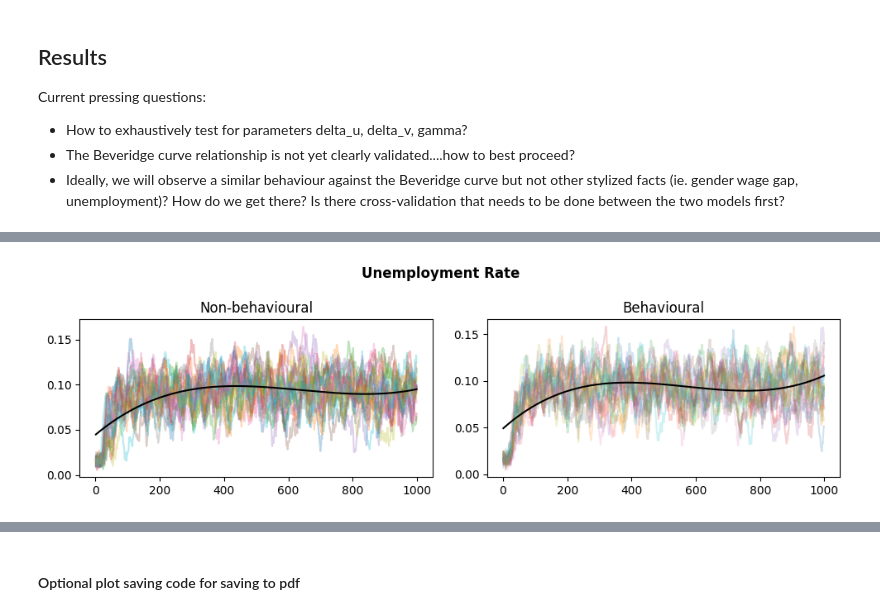
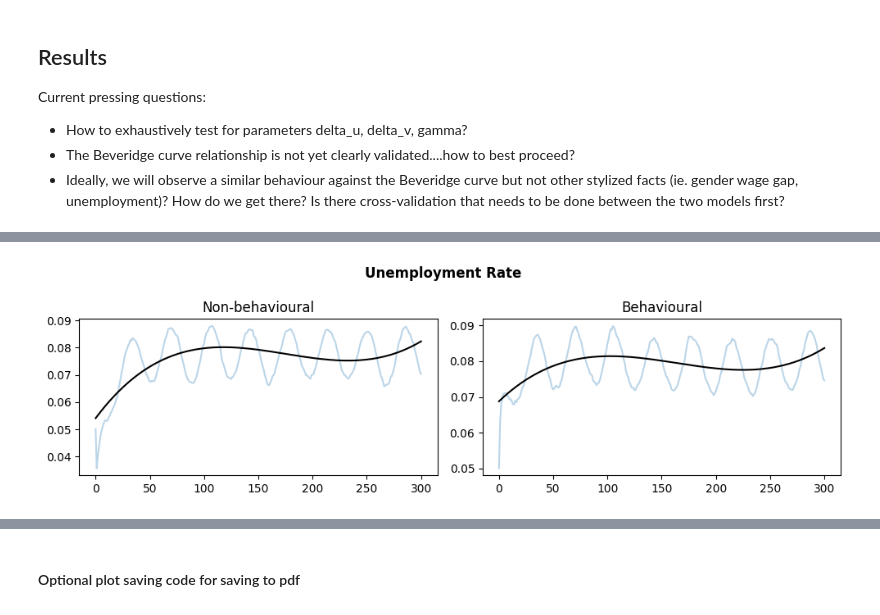
Before and after one commit to ebbam/transition_abm, a Jupyter notebook: code/usa_transition_abm_numpy.ipynb, the cells around one changed output, grey strips where cells are left out. Cells and saved outputs as stored; diff of their text form; code cells hidden in the pictures.

Commit message:
transition_abm now run on US data after cprofiling
Also includes new analysis with gender data

```diff
--- a/code/usa_transition_abm_numpy.ipynb
+++ b/code/usa_transition_abm_numpy.ipynb
@@ -152,12 +153,12 @@ def bus_cycle_demand(d_0, time, amp, period):
 ### Data
 # %%
 # Make global decision as to which data to initialise network on. Current options are "toy" or "USA"
-init = "toy"
-#init = "USA"
+#init = "toy"
+init = "USA"
 
 # Make global decision about whether to run the model with behavioural components or not
 #  this can also be specified in the simulation function below
-# behav = False
+# behav_spec = False
 
 # Make global decision about whether to run a model with a simulated shock
 # For now this is ony incorporated as a simple shock to target demand at one time point - step shift
@@ -382,3 +414,5 @@ Current pressing questions:
 # Results specifications (whether to save as final or not)
 final = False
 fullpdf = False
+
+net, vacs_temp = initialise(len(mod_data['A']), mod_data['employment'].to_numpy(), mod_data['unemployment'].to_numpy(), mod_data['vacancies'].to_numpy(), mod_data['demand_target'].to_numpy(), mod_data['A'], mod_data['wages'].to_numpy(), mod_data['gend_share'].to_numpy())
@@ -415 +529,13 @@ Done after  20  runs.
+# %%
+sim_record_t = pd.DataFrame(sim_record_t_all).transpose() # .loc[(sim_record_t_all.Time > 0)]
+sim_record_t.columns =['Employment', 'Unemployment', 'Workers', 'Vacancies', 'LT Unemployed Persons', 'Target_Demand']
+sim_record_f = pd.DataFrame(sim_record_f_all).transpose() # .loc[(sim_record_t_all.Time > 0)]
+sim_record_f.columns =['Employment', 'Unemployment', 'Workers', 'Vacancies', 'LT Unemployed Persons', 'Target_Demand']
+
+# Retain one single simulation as minimal example
+record1_t = sim_record_t# .loc[(sim_record_t.Sim == 0)]
+#record1_t.columns =['Employment', 'Unemployment', 'Workers', 'Vacancies', 'LT Unemployed Persons', 'Target_Demand']
+
+record1_f = sim_record_f##.loc[(sim_record_f.Sim == 0)]
+#record1_f.columns =['Employment', 'Unemployment', 'Workers', 'Vacancies', 'LT Unemployed Persons', 'Target_Demand']
 # %% [markdown]
@@ -552,40 +669,76 @@ plt.close()
 # %%
 fig, (ax1, ax2) = plt.subplots(1, 2, figsize=(10, 3))
 
-ltue_tot = sim_record_f.loc[:,['Sim','Time', 'Workers', 'Unemployment', 'LT Unemployed Persons']].groupby(['Time', 'Sim']).sum().reset_index()
-ltue_tot['UE Rate'] = ltue_tot['Unemployment'] / ltue_tot['Workers']
-ltue_tot['LTUE Rate'] = ltue_tot['LT Unemployed Persons'] / ltue_tot['Workers']
-ltue_mean = ltue_tot.loc[:, ['Time', 'UE Rate']].groupby(['Time']).mean().reset_index()
-spl = splrep(ltue_mean['Time'], ltue_mean['UE Rate'], s=2)
-for g in np.unique(ltue_tot.Sim):
-    temp = ltue_tot[(ltue_tot['Sim'] == g)][['UE Rate', 'Time']]
-    ax1.plot(temp['Time'], temp['UE Rate'], alpha = 0.3)
+ue_tot = sim_record_f.loc[:,['Workers', 'Unemployment', 'LT Unemployed Persons']]
+ue_tot['UE Rate'] = ue_tot['Unemployment'] / ue_tot['Workers']
+ue_mean = ue_tot.loc[:, ['UE Rate']]
+spl = splrep(ue_mean.index, ue_mean['UE Rate'], s=1)
+
+temp = ue_mean
+ax1.plot(temp['UE Rate'], alpha = 0.3)
     #temp = ltue_tot[(ltue_tot['Sim'] == g)][['UE Rate', 'Time']]
     #ax1.plot(temp['Time'], temp['UE Rate'])
-ax1.plot(ltue_mean['Time'], BSpline(*spl)(ltue_mean['Time']), '-', label='s=0',  color = 'black')
+ax1.plot(ue_mean.index, BSpline(*spl)(ue_mean.index), '-', label='s=0',  color = 'black')
 ax1.set_title("Non-behavioural")
 fig.suptitle("Unemployment Rate", fontweight = 'bold')
 
 
-ltue_tot = sim_record_t.loc[:,['Sim','Time', 'Workers', 'Unemployment','LT Unemployed Persons']].groupby(['Time', 'Sim']).sum().reset_index()
-ltue_tot['UE Rate'] = ltue_tot['Unemployment'] / ltue_tot['Workers']
-ltue_tot['LTUE Rate'] = ltue_tot['LT Unemployed Persons'] / ltue_tot['Workers']
-ltue_mean = ltue_tot.loc[:, ['Time', 'UE Rate']].groupby(['Time']).mean().reset_index()
-spl = splrep(ltue_mean['Time'], ltue_mean['UE Rate'], s=2)
-for g in np.unique(ltue_tot.Sim):
-    temp = ltue_tot[(ltue_tot['Sim'] == g)][['UE Rate', 'Time']]
-    ax2.plot(temp['Time'], temp['UE Rate'], alpha = 0.2)
+ue_tot = sim_record_t.loc[:,['Workers', 'Unemployment', 'LT Unemployed Persons']]
+ue_tot['UE Rate'] = ue_tot['Unemployment'] / ue_tot['Workers']
+ue_mean = ue_tot.loc[:, ['UE Rate']]
+spl = splrep(ue_mean.index, ue_mean['UE Rate'], s=2)
+
+temp = ue_mean
+ax2.plot(temp['UE Rate'], alpha = 0.3)
     #temp = ltue_tot[(ltue_tot['Sim'] == g)][['UE Rate', 'Time']]
-    #ax2.plot(temp['Time'], temp['UE Rate'])
-ax2.plot(ltue_mean['Time'], BSpline(*spl)(ltue_mean['Time']), '-', label='s=0',  color = 'black')
+    #ax1.plot(temp['Time'], temp['UE Rate'])
+ax2.plot(ue_mean.index, BSpline(*spl)(ue_mean.index), '-', label='s=0',  color = 'black')
 ax2.set_title("Behavioural")
 fig.suptitle("Unemployment Rate", fontweight = 'bold')
+fig.tight_layout()
+
+if final:
+    plt.savefig('../output/uer_sim_comparison_behav.jpg', dpi = 300)
+else:
+    plt.show()
+plt.close()
+
+
+# Long-term unemployment rate
+fig, (ax1, ax2) = plt.subplots(1, 2, figsize=(10, 3))
+
+ltue_tot = sim_record_f.loc[:,['Workers', 'Unemployment', 'LT Unemployed Persons']]
+ltue_tot['LTUE Rate'] = ltue_tot['LT Unemployed Persons'] / ltue_tot['Workers']
+ltue_mean = ltue_tot.loc[:, ['LTUE Rate']]
+spl = splrep(ltue_mean.index, ltue_mean['LTUE Rate'], s=1)
+
+temp = ltue_mean
+ax1.plot(temp['LTUE Rate'], alpha = 0.3)
+    #temp = ltue_tot[(ltue_tot['Sim'] == g)][['UE Rate', 'Time']]
+    #ax1.plot(temp['Time'], temp['UE Rate'])
+ax1.plot(ltue_mean.index, BSpline(*spl)(ltue_mean.index), '-', label='s=0',  color = 'black')
+ax1.set_title("Non-behavioural")
+fig.suptitle("LT Unemployment Rate", fontweight = 'bold')
+
+
+ltue_tot = sim_record_t.loc[:,['Workers', 'Unemployment', 'LT Unemployed Persons']]
+ltue_tot['LTUE Rate'] = ltue_tot['LT Unemployed Persons'] / ltue_tot['Workers']
+ltue_mean = ltue_tot.loc[:, ['LTUE Rate']]
+spl = splrep(ltue_mean.index, ltue_mean['LTUE Rate'],  s=2)
+
+temp = ltue_mean
+ax2.plot(temp['LTUE Rate'], alpha = 0.3)
+    #temp = ltue_tot[(ltue_tot['Sim'] == g)][['UE Rate', 'Time']]
+    #ax1.plot(temp['Time'], temp['UE Rate'])
+ax2.plot(ltue_mean.index, BSpline(*spl)(ltue_mean.index), '-', label='s=0',  color = 'black')
+ax2.set_title("Behavioural")
+fig.suptitle("LT Unemployment Rate", fontweight = 'bold')
 fig.tight_layout()
 
 if final:
     plt.savefig('../output/ltuer_sim_comparison_behav.jpg', dpi = 300)
 else:
     plt.show()
 plt.close()
 # %% [output]
-[figure, old version]
+[figure, new version]
```
Also changed, not shown: parts of 23 cells of this notebook, 1 other file.
